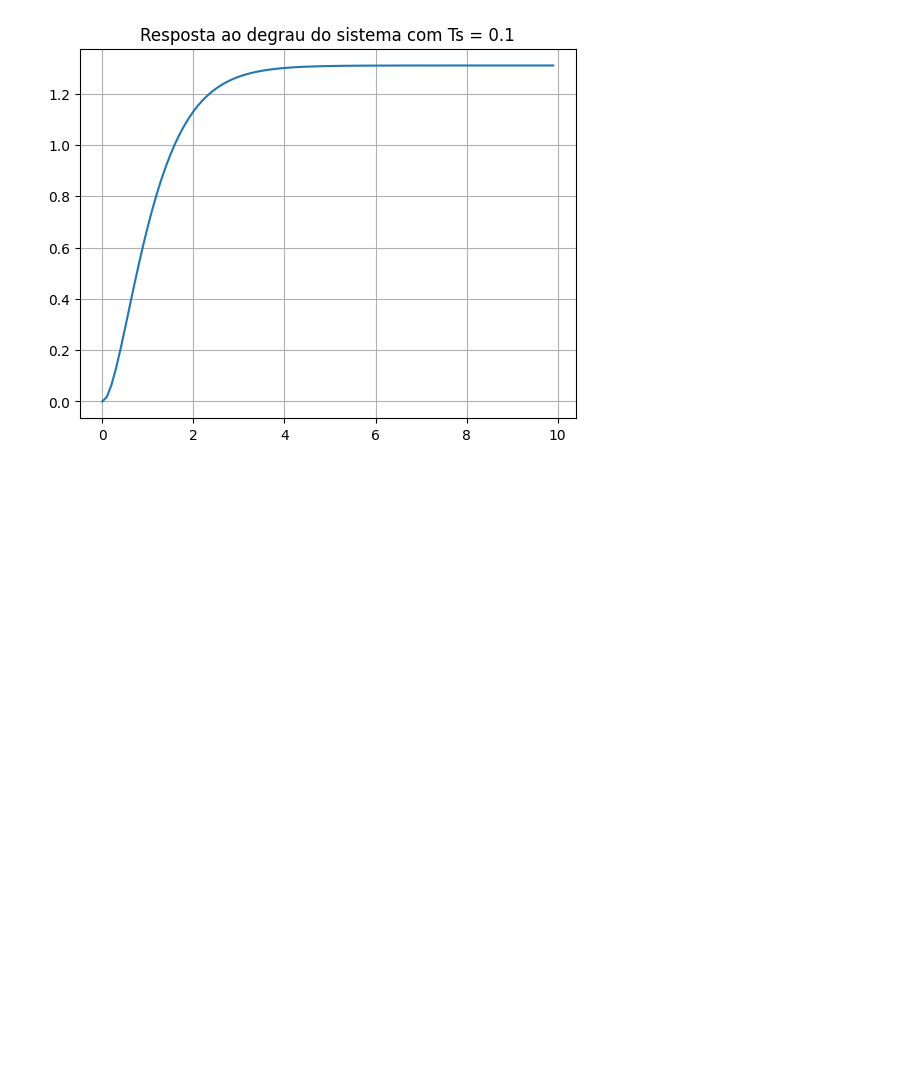
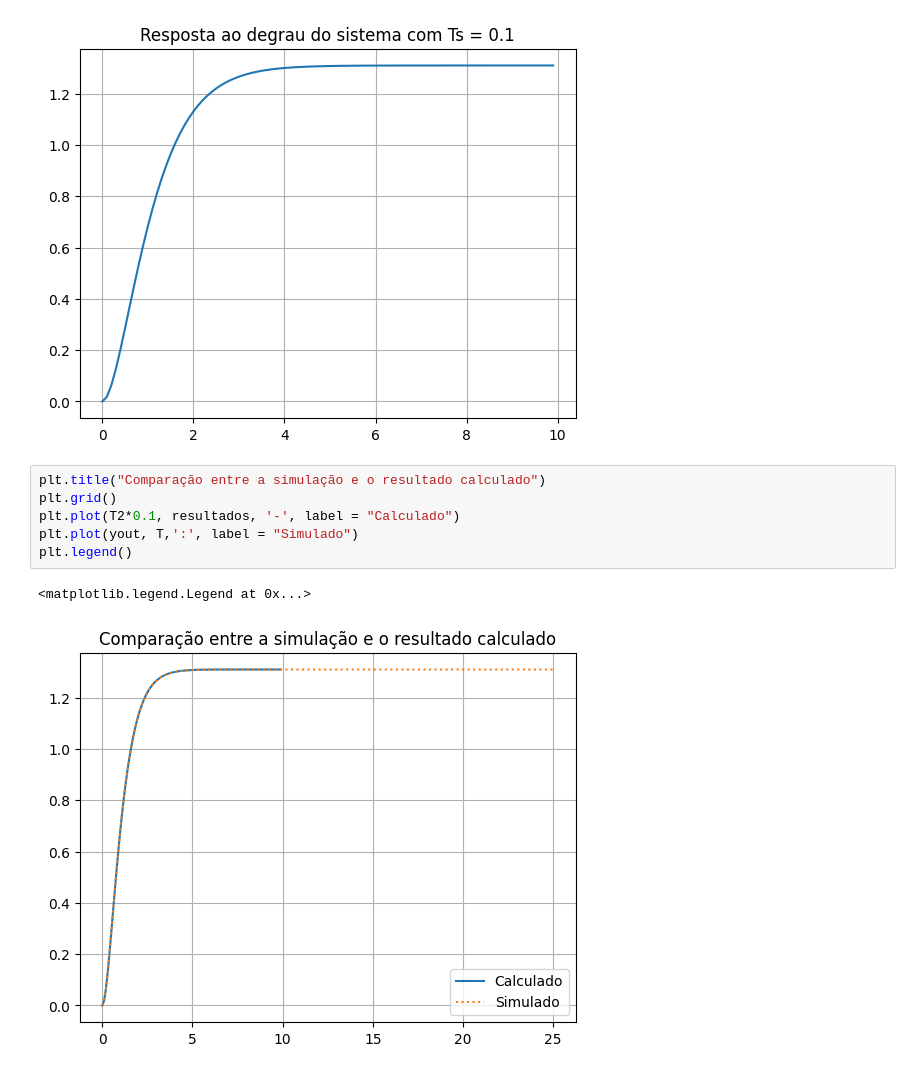
Before and after one commit to JoaoYukio/PCO119, a Jupyter notebook: Atividade 2/exercicio1.ipynb, the cells around one changed output. Saved outputs shown, nothing was run; the diff lists cells and outputs as text; blank space fills up the shorter version.

Commit message:
Added images and updated notebooks

```diff
--- a/Atividade 2/exercicio1.ipynb
+++ b/Atividade 2/exercicio1.ipynb
@@ -103,3 +103,12 @@ plt.plot(T2*0.1, resultados)
 # %% [output]
 [<matplotlib.lines.Line2D at 0x...>]
 [figure]
+# %%
+plt.title("Comparação entre a simulação e o resultado calculado")
+plt.grid()
+plt.plot(T2*0.1, resultados, '-', label = "Calculado")
+plt.plot(yout, T,':', label = "Simulado")
+plt.legend()
+# %% [output]
+<matplotlib.legend.Legend at 0x...>
+[figure, added]
```
Also changed, not shown: parts of 1 cell of this notebook, 14 other files.
